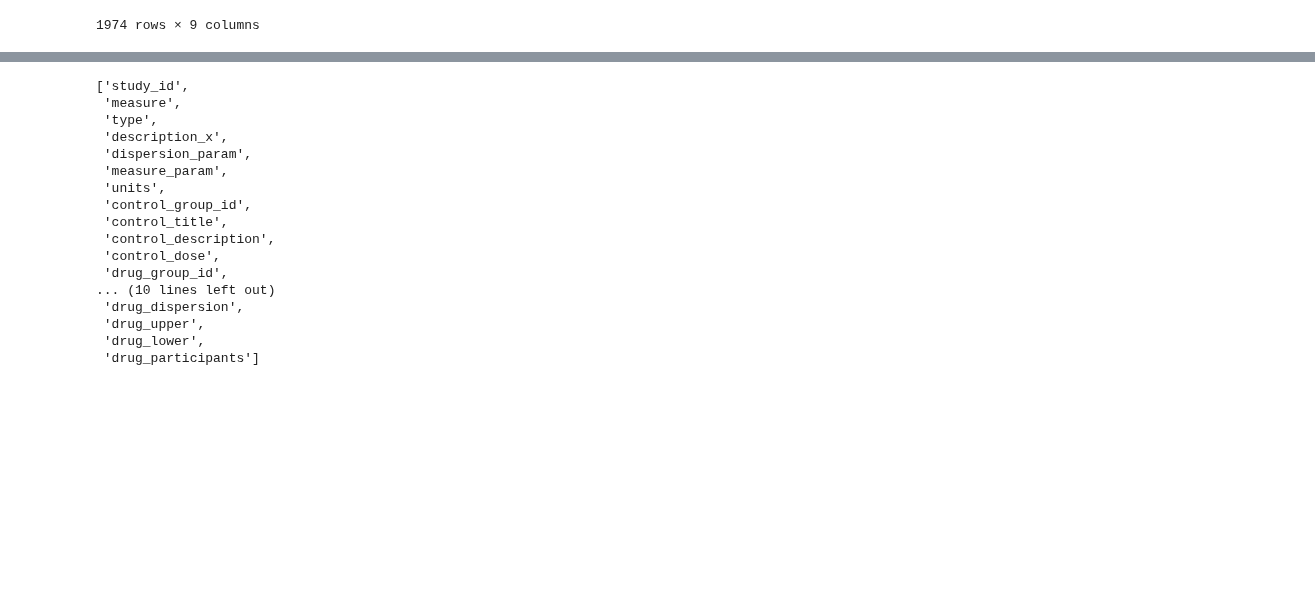
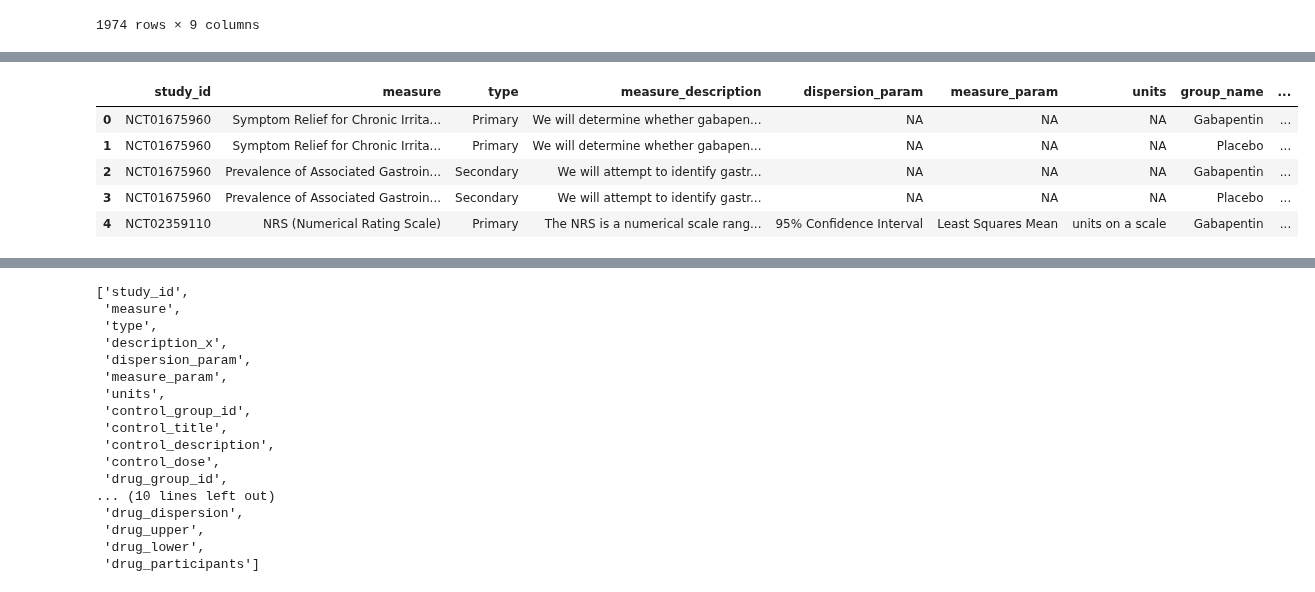
Before and after one commit to porterehunley/drugprocessing, a Jupyter notebook: ClincalTrialsPlayground.ipynb, the cells around one changed output, grey strips where cells are left out. Cells and saved outputs as stored; diff of their text form; code cells hidden in the pictures; blank space fills up the shorter version.

Commit message:
labeling table

```diff
--- a/ClincalTrialsPlayground.ipynb
+++ b/ClincalTrialsPlayground.ipynb
@@ -673,0 +688,15 @@ measures
+# %%
+# The tabel needs high level study name, description, condition, Mesh Terms, drug list, study design
+# The tabel needs the measurement data from the groups, group description, name, type,
+measure_admins = measures.merge(administrations, 'left', ['study_id', 'measure']).rename(columns={
+    'description_x': 'measure_description',
+    'description_y': 'group_description',
+    'title': 'group_name'}).drop(['group_id', 'dose'], axis=1)
+measure_admins.head()
+# %% [output]
+|  | study_id | measure | type | measure_description | dispersion_param | measure_param | units | group_name | ... |
+| 0 | NCT01675960 | Symptom Relief for Chronic Irrita... | Primary | We will determine whether gabapen... | NA | NA | NA | Gabapentin | ... |
+| 1 | NCT01675960 | Symptom Relief for Chronic Irrita... | Primary | We will determine whether gabapen... | NA | NA | NA | Placebo | ... |
+| 2 | NCT01675960 | Prevalence of Associated Gastroin... | Secondary | We will attempt to identify gastr... | NA | NA | NA | Gabapentin | ... |
+| 3 | NCT01675960 | Prevalence of Associated Gastroin... | Secondary | We will attempt to identify gastr... | NA | NA | NA | Placebo | ... |
+| 4 | NCT02359110 | NRS (Numerical Rating Scale) | Primary | The NRS is a numerical scale rang... | 95% Confidence Interval | Least Squares Mean | units on a scale | Gabapentin | ... |
```
Also changed, not shown: parts of 17 cells of this notebook, 1 other file.
